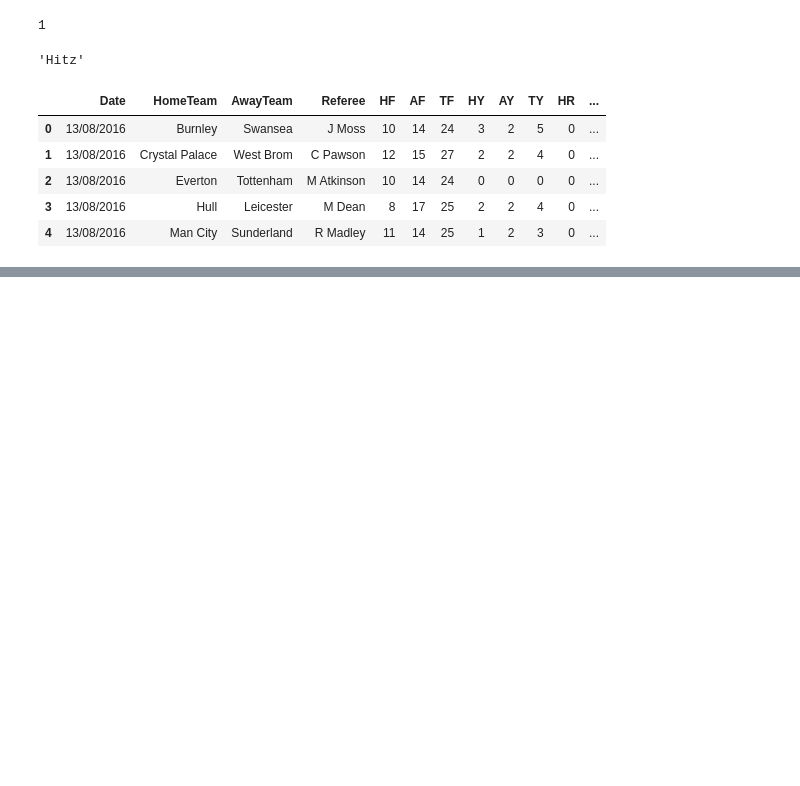
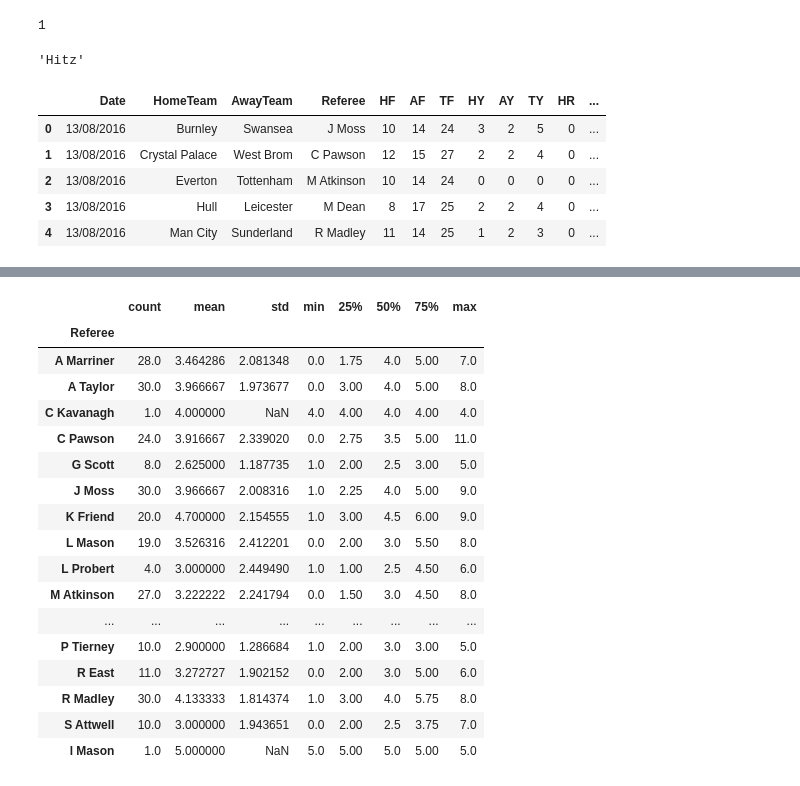
Before and after one commit to dylodylo/football-data-analysis, a Jupyter notebook: PythonFC/main.ipynb, the cells around one changed output, grey strips where cells are left out. Drawn from its saved outputs; the diff is of its cells as text; code cells hidden in the pictures; blank space fills up the shorter version.

```diff
--- a/PythonFC/main.ipynb
+++ b/PythonFC/main.ipynb
@@ -50,0 +107,21 @@ ValueError: Length mismatch: Expected axis has 13 elements, new values have 12 e
+# %%
+groupedRefs.describe()['TotalYellows']
+# %% [output]
+|  | count | mean | std | min | 25% | 50% | 75% | max |
+| Referee |  |  |  |  |  |  |  |  |
+| A Marriner | 28.0 | 3.464286 | 2.081348 | 0.0 | 1.75 | 4.0 | 5.00 | 7.0 |
+| A Taylor | 30.0 | 3.966667 | 1.973677 | 0.0 | 3.00 | 4.0 | 5.00 | 8.0 |
+| C Kavanagh | 1.0 | 4.000000 | NaN | 4.0 | 4.00 | 4.0 | 4.00 | 4.0 |
+| C Pawson | 24.0 | 3.916667 | 2.339020 | 0.0 | 2.75 | 3.5 | 5.00 | 11.0 |
+| G Scott | 8.0 | 2.625000 | 1.187735 | 1.0 | 2.00 | 2.5 | 3.00 | 5.0 |
+| J Moss | 30.0 | 3.966667 | 2.008316 | 1.0 | 2.25 | 4.0 | 5.00 | 9.0 |
+| K Friend | 20.0 | 4.700000 | 2.154555 | 1.0 | 3.00 | 4.5 | 6.00 | 9.0 |
+| L Mason | 19.0 | 3.526316 | 2.412201 | 0.0 | 2.00 | 3.0 | 5.50 | 8.0 |
+| L Probert | 4.0 | 3.000000 | 2.449490 | 1.0 | 1.00 | 2.5 | 4.50 | 6.0 |
+| M Atkinson | 27.0 | 3.222222 | 2.241794 | 0.0 | 1.50 | 3.0 | 4.50 | 8.0 |
+| ... | ... | ... | ... | ... | ... | ... | ... | ... |
+| P Tierney | 10.0 | 2.900000 | 1.286684 | 1.0 | 2.00 | 3.0 | 3.00 | 5.0 |
+| R East | 11.0 | 3.272727 | 1.902152 | 0.0 | 2.00 | 3.0 | 5.00 | 6.0 |
+| R Madley | 30.0 | 4.133333 | 1.814374 | 1.0 | 3.00 | 4.0 | 5.75 | 8.0 |
+| S Attwell | 10.0 | 3.000000 | 1.943651 | 0.0 | 2.00 | 2.5 | 3.75 | 7.0 |
+| l Mason | 1.0 | 5.000000 | NaN | 5.0 | 5.00 | 5.0 | 5.00 | 5.0 |
```
Also changed, not shown: parts of 8 cells of this notebook.
